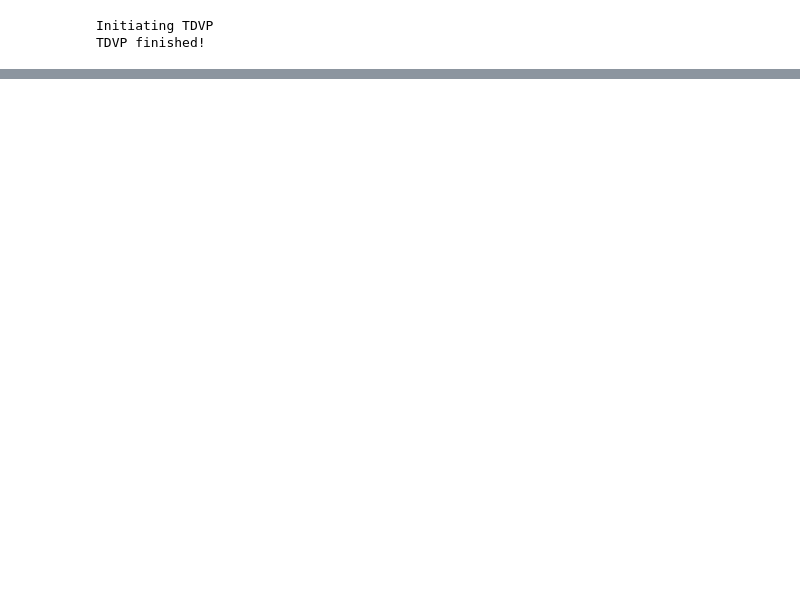
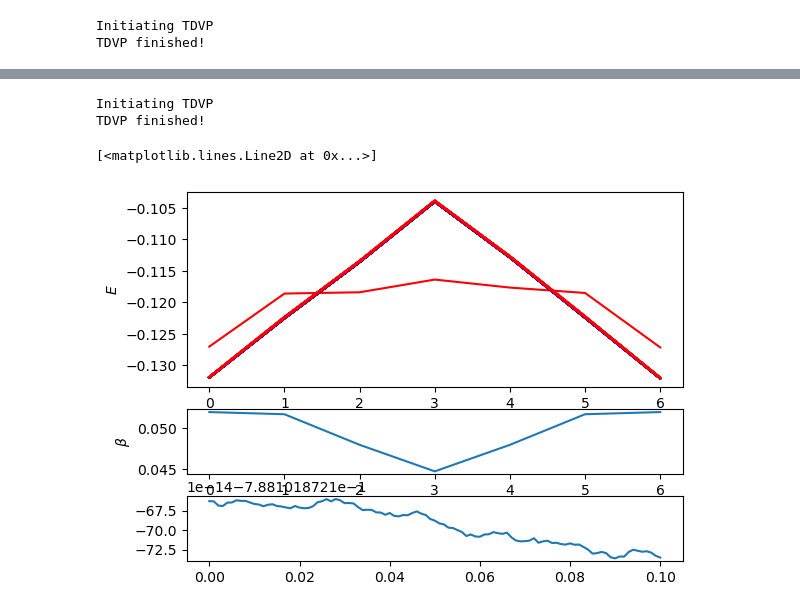
Before and after one commit to OscarCharlieST/quantum-tensor, a Jupyter notebook: active.ipynb, the cells around one changed output, grey strips where cells are left out. Saved outputs shown, nothing was run; the diff lists cells and outputs as text; code cells hidden in the pictures; blank space fills up the shorter version.

```diff
--- a/active.ipynb
+++ b/active.ipynb
@@ -106,0 +120,31 @@ ax.plot(sites[:-1], even_energy, color='r')
+# %%
+initial_state = copy.deepcopy(profile_state)
+t_f = 0.1
+n_steps = 100
+# evolved_state, expectations = sim.tdvp(initial_state, H_tf, t_f, n_steps, operators=local_ops)
+evolved_state, expectations = sim.tdvp(initial_state, H_tf, t_f, n_steps, sim.method_exact, history=True, operators=[H_tf])
+# %% [output]
+Initiating TDVP
+TDVP finished!
+# %%
+fix, ax = plt.subplots(3, 1, height_ratios=[3, 1, 1])
+ax[0,].plot(sites[:-1], local_energy, color='b')
+ax[0,].plot(sites[:-1], even_energy, color='r')
+ax[0,].set_ylabel(r'$E$')
+bond_profile = [np.sqrt(beta_profile[i]*beta_profile[i+1]) for i in range(N-1)]
+ax[1,].plot(sites[:-1], bond_profile)
+ax[1,].set_ylabel(r'$\beta$')
+ax[1,].set_xlabel("Bond")
+
+
+times = evolved_state.keys()
+E_profile={}
+for t in times:
+    E_profile[t] = [ops.local_expect(evolved_state[t], op) for op in local_ops]
+    ax[0,].plot(sites[:-1], E_profile[t], color=(t/t_f, 0, 1-t/t_f))
+
+total_energy = [expectations[t][0] for t in times]
+ax[2,].plot(times, total_energy)
+# %% [output]
+[<matplotlib.lines.Line2D at 0x...>]
+[figure, added]
```
Also changed, not shown: parts of 9 cells of this notebook, 2 other files.
